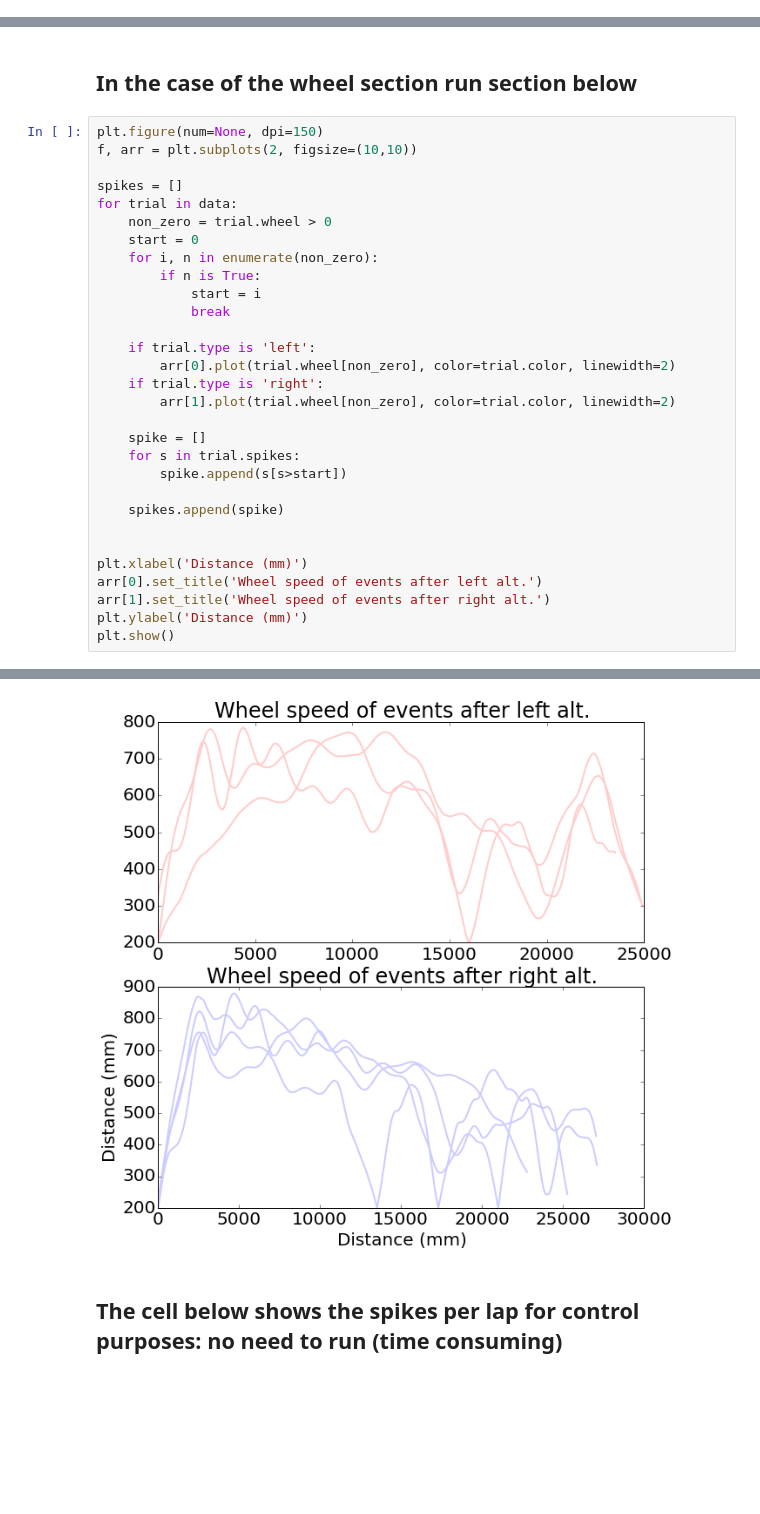
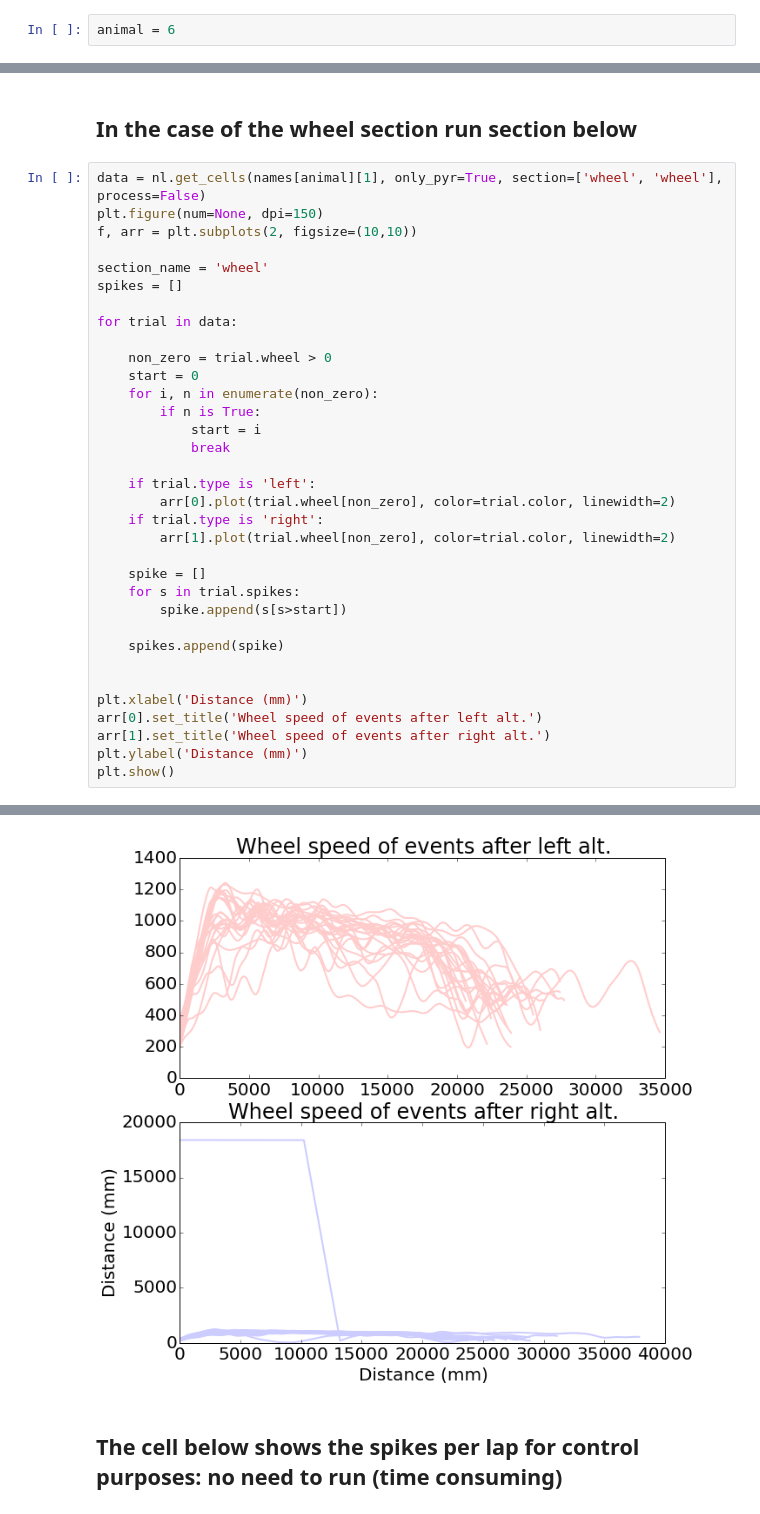
Before and after one commit to rubenpinzon/Wigner-Pattern, a Jupyter notebook: ML approach to wheel section.ipynb, the cells around one changed output, grey strips where cells are left out. Cells and saved outputs as stored; diff of their text form; blank space fills up the shorter version.

```diff
--- a/ML approach to wheel section.ipynb
+++ b/ML approach to wheel section.ipynb
@@ -35,2 +28,4 @@ Available sections of the maze ['wheel', 'pre_turn', 'delay', 'turn', 'mid_arm',
+# %%
+animal = 6
 # %% [markdown]
 ## In the case of a section in the maze run this section
@@ -39,11 +40,15 @@ spikes = [d.spikes for d in data]
 # %% [markdown]
 ## In the case of the wheel section run section below
 # %%
+data = nl.get_cells(names[animal][1], only_pyr=True, section=['wheel', 'wheel'], process=False)
 plt.figure(num=None, dpi=150)
 f, arr = plt.subplots(2, figsize=(10,10))
 
+section_name = 'wheel'
 spikes = []
+
 for trial in data:
+
     non_zero = trial.wheel > 0
     start = 0
     for i, n in enumerate(non_zero):
@@ -73,4 +81,4 @@ plt.show()
-[figure, old version]
+[figure, new version]
 # %% [markdown]
 ## The cell below shows the spikes per lap for control purposes: no need to run (time consuming)
 # %%
```
Also changed, not shown: parts of 9 cells of this notebook.
